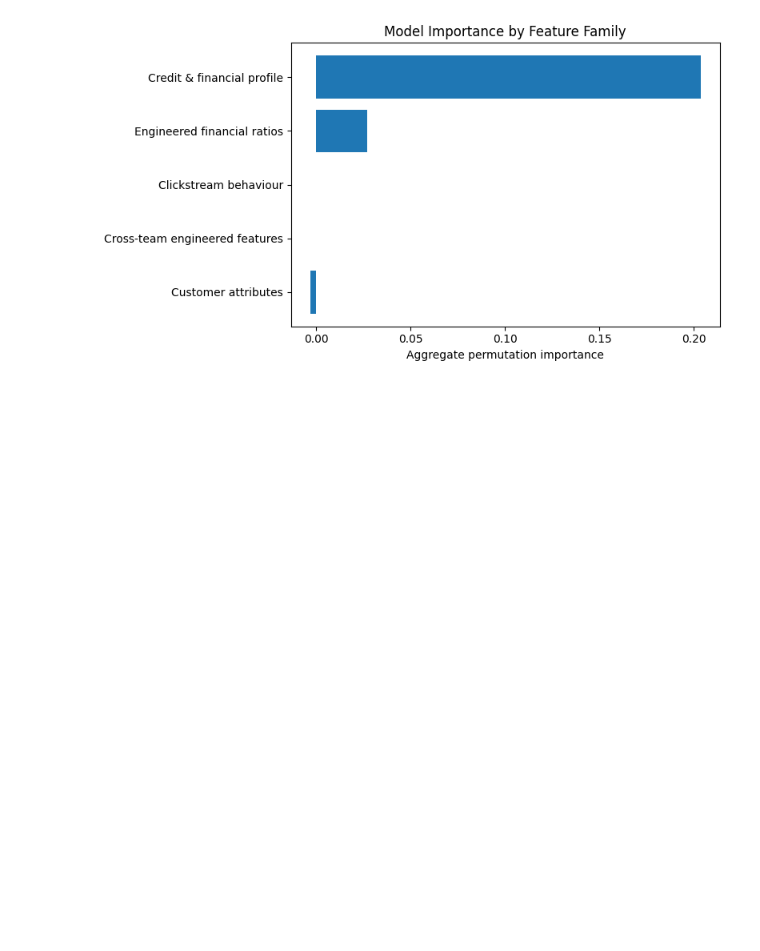
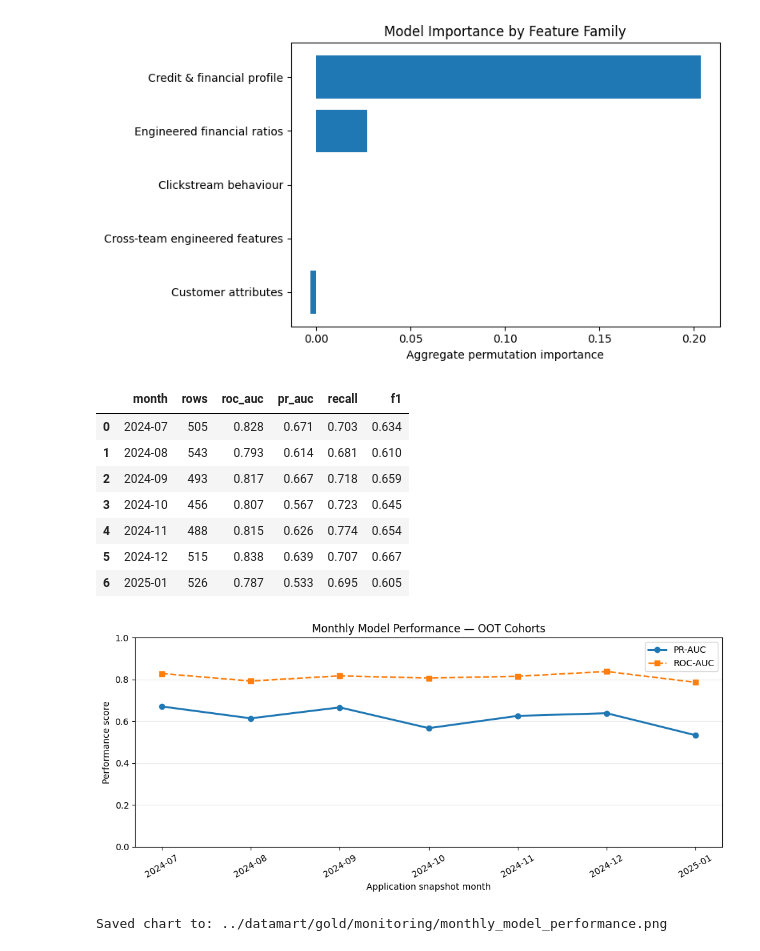
Before and after one commit to lizpangyuzhe-rgb/MLE_Assignment_2, a Jupyter notebook: notebooks/model_development.ipynb, the cells around one changed output. Cells and saved outputs as stored; diff of their text form; code cells hidden in the pictures; blank space fills up the shorter version.

Commit message:
Finalize model monitoring analysis and documentation

```diff
--- a/notebooks/model_development.ipynb
+++ b/notebooks/model_development.ipynb
@@ -1006,3 +1006,76 @@ plt.tight_layout()
 plt.show()
 # %% [output]
 [figure]
+# %%
+import json
+import pandas as pd
+import matplotlib.pyplot as plt
+from pathlib import Path
+
+# Locate existing monitoring report
+report_path = Path("datamart/gold/monitoring/monitoring_report.json")
+
+if not report_path.exists():
+    report_path = Path("../datamart/gold/monitoring/monitoring_report.json")
+
+with open(report_path) as f:
+    report = json.load(f)
+
+# Convert monthly results into a table
+monthly_df = pd.DataFrame(report["monthly_performance"])
+monthly_df = monthly_df.sort_values("month")
+
+display(
+    monthly_df[
+        ["month", "rows", "roc_auc", "pr_auc", "recall", "f1"]
+    ].round(3)
+)
+
+# Plot monthly predictive performance
+fig, ax = plt.subplots(figsize=(10, 4.5))
+
+ax.plot(
+    monthly_df["month"],
+    monthly_df["pr_auc"],
+    marker="o",
+    linewidth=2.2,
+    label="PR-AUC"
+)
+
+ax.plot(
+    monthly_df["month"],
+    monthly_df["roc_auc"],
+    marker="s",
+    linewidth=1.8,
+    linestyle="--",
+    label="ROC-AUC"
+)
+
+ax.set_title("Monthly Model Performance — OOT Cohorts")
+ax.set_ylabel("Performance score")
+ax.set_xlabel("Application snapshot month")
+ax.set_ylim(0, 1)
+ax.grid(axis="y", alpha=0.25)
+ax.legend()
+ax.tick_params(axis="x", rotation=30)
+
+plt.tight_layout()
+
+# Save for PowerPoint
+output_path = report_path.parent / "monthly_model_performance.png"
+plt.savefig(output_path, dpi=200, bbox_inches="tight")
+
+plt.show()
+
+print("Saved chart to:", output_path)
+# %% [output]
+|  | month | rows | roc_auc | pr_auc | recall | f1 |
+| 0 | 2024-07 | 505 | 0.828 | 0.671 | 0.703 | 0.634 |
+| 1 | 2024-08 | 543 | 0.793 | 0.614 | 0.681 | 0.610 |
+| 2 | 2024-09 | 493 | 0.817 | 0.667 | 0.718 | 0.659 |
+| 3 | 2024-10 | 456 | 0.807 | 0.567 | 0.723 | 0.645 |
+| 4 | 2024-11 | 488 | 0.815 | 0.626 | 0.774 | 0.654 |
+| 5 | 2024-12 | 515 | 0.838 | 0.639 | 0.707 | 0.667 |
+| 6 | 2025-01 | 526 | 0.787 | 0.533 | 0.695 | 0.605 |
+[figure, added]
+Saved chart to: ../datamart/gold/monitoring/monthly_model_performance.png
```
Also changed, not shown: parts of 1 cell of this notebook, 2 other files.
